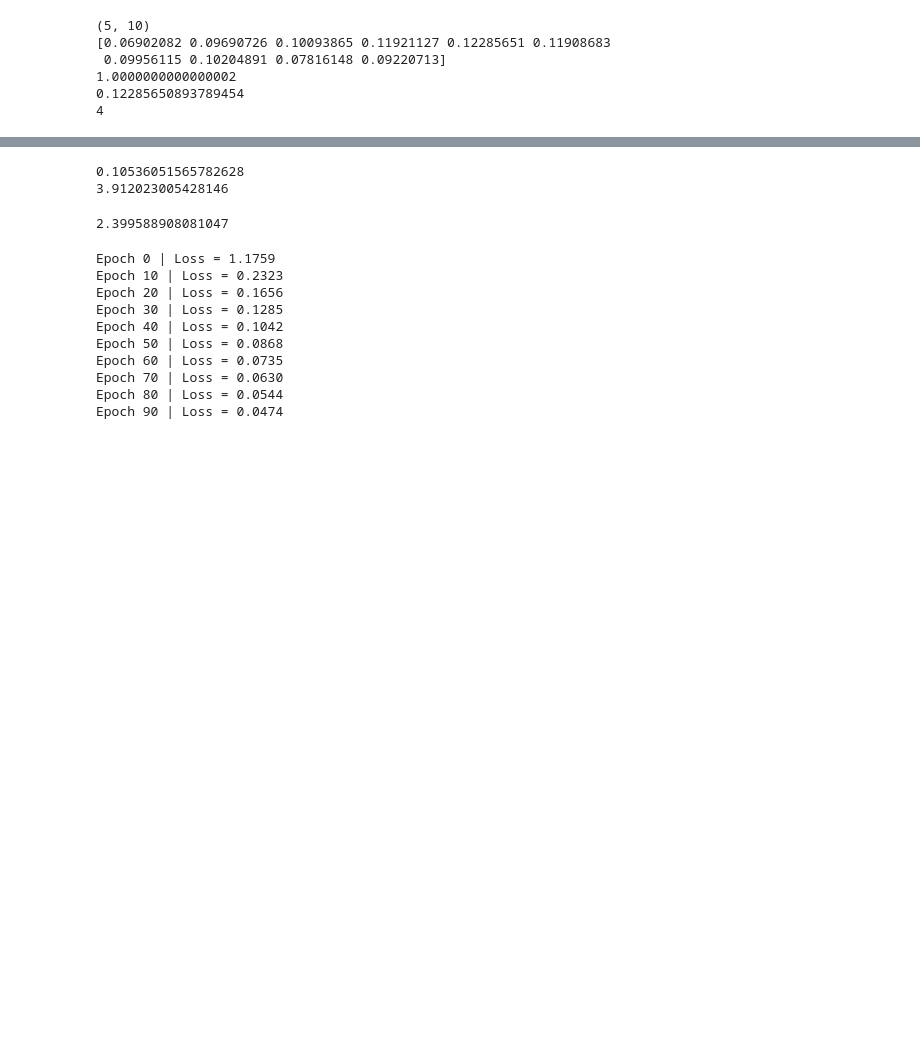
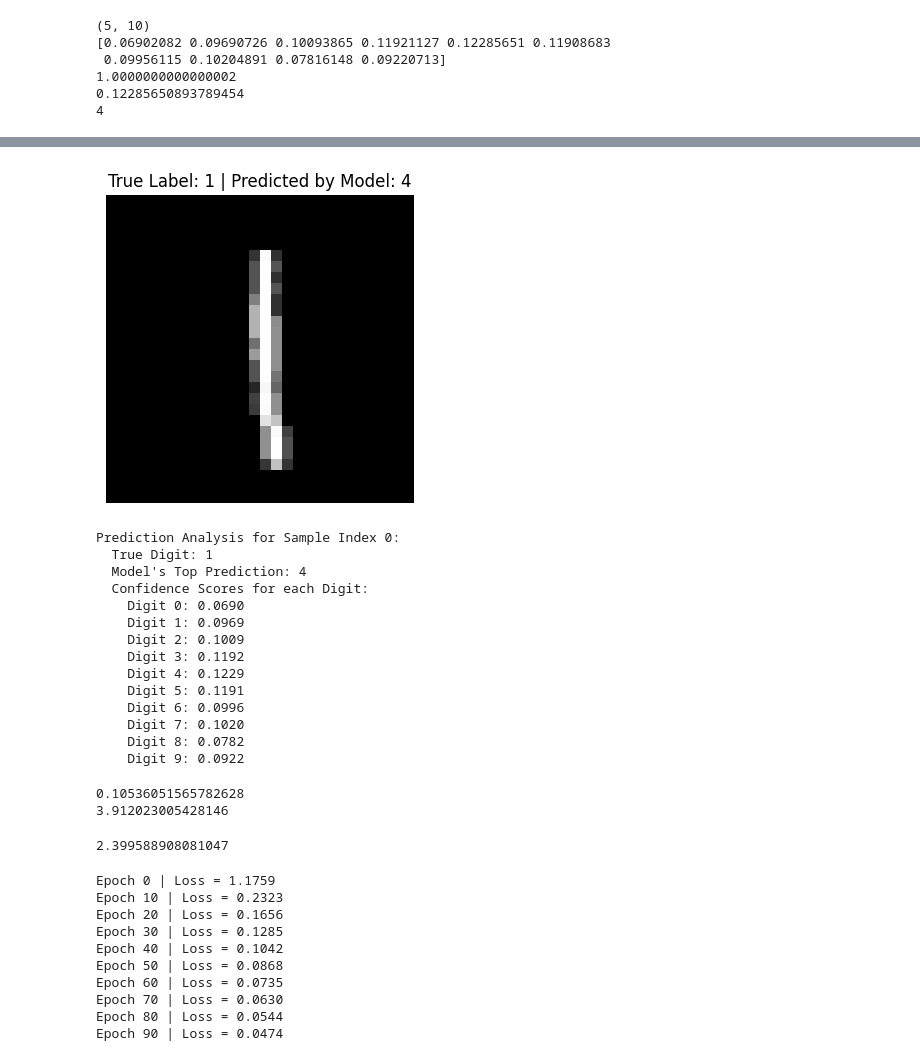
Before and after one commit to devanshRaana/PS-, a Jupyter notebook: PS2.ipynb, the cells around one changed output, grey strips where cells are left out. Cells and saved outputs as stored; diff of their text form; code cells hidden in the pictures; blank space fills up the shorter version.

```diff
--- a/PS2.ipynb
+++ b/PS2.ipynb
@@ -353,12 +334,12 @@ Output Layer : 10
 # %%
-W1,b1,W2,b2,W3,b3 = initialize_parameters()
+network_parameters = setup_network_parameters()
 
-print("W1 :", W1.shape)
-print("b1 :", b1.shape)
+print(f"Shape of W1: {network_parameters['W1'].shape}")
+print(f"Shape of b1: {network_parameters['b1'].shape}")
 
-print("W2 :", W2.shape)
-print("b2 :", b2.shape)
+print(f"Shape of W2: {network_parameters['W2'].shape}")
+print(f"Shape of b2: {network_parameters['b2'].shape}")
 
-print("W3 :",W3.shape)
-print("b3 :",b3.shape)
+print(f"Shape of W3: {network_parameters['W3'].shape}")
+print(f"Shape of b3: {network_parameters['b3'].shape}")
 # %% [output]
@@ -472,3 +427,48 @@ Probabilities:
+# %%
+sample_display_idx = 0
+
+# Retrieve the actual label for the specific sample from the original training set's final labels
+ground_truth_label = np.argmax(y_train_final[sample_display_idx])
+
+# Retrieve the predicted label from the model's output for the sample
+model_predicted_label = np.argmax(predictions[sample_display_idx])
+
+# Get the probability distribution for the sample
+prediction_probabilities = predictions[sample_display_idx]
+
+plt.figure(figsize=(4, 4))
+plt.imshow(X_sample[sample_display_idx].reshape(28, 28), cmap='gray')
+
+plt.title(
+    f"True Label: {ground_truth_label} | Predicted by Model: {model_predicted_label}"
+)
+
+plt.axis("off")
+plt.show()
+
+# Display detailed prediction information
+print(f"Prediction Analysis for Sample Index {sample_display_idx}:")
+print(f"  True Digit: {ground_truth_label}")
+print(f"  Model's Top Prediction: {model_predicted_label}")
+print("  Confidence Scores for each Digit:")
+for digit, score in enumerate(prediction_probabilities):
+    print(f"    Digit {digit}: {score:.4f}")
+# %% [output]
+[figure, added]
+Prediction Analysis for Sample Index 0:
+  True Digit: 1
+  Model's Top Prediction: 4
+  Confidence Scores for each Digit:
+    Digit 0: 0.0690
+    Digit 1: 0.0969
+    Digit 2: 0.1009
+    Digit 3: 0.1192
+    Digit 4: 0.1229
+    Digit 5: 0.1191
+    Digit 6: 0.0996
+    Digit 7: 0.1020
+    Digit 8: 0.0782
+    Digit 9: 0.0922
 # %%
 def compute_loss(y_true, y_pred):
 
```
Also changed, not shown: parts of 20 cells of this notebook.
